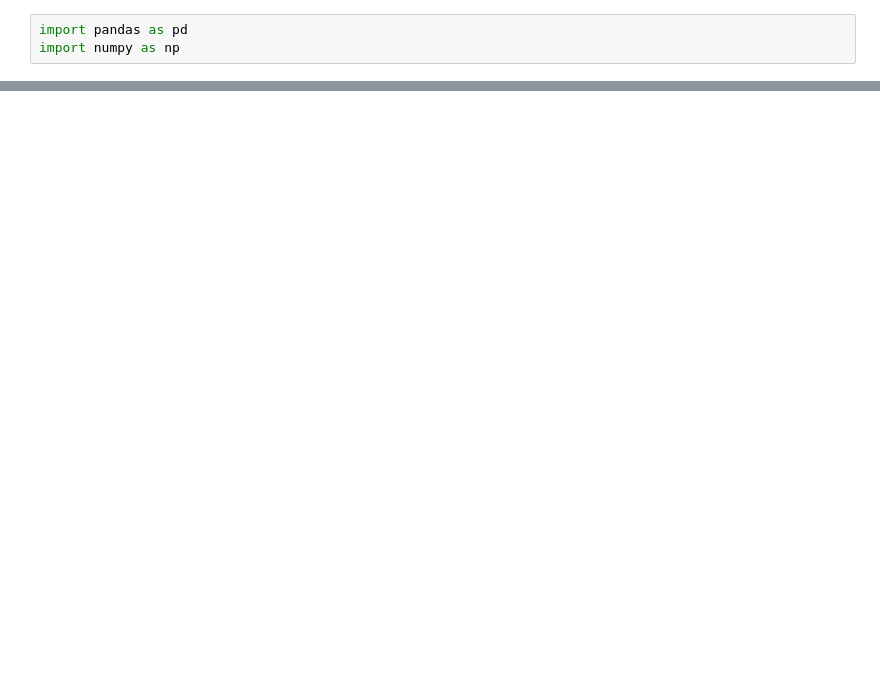
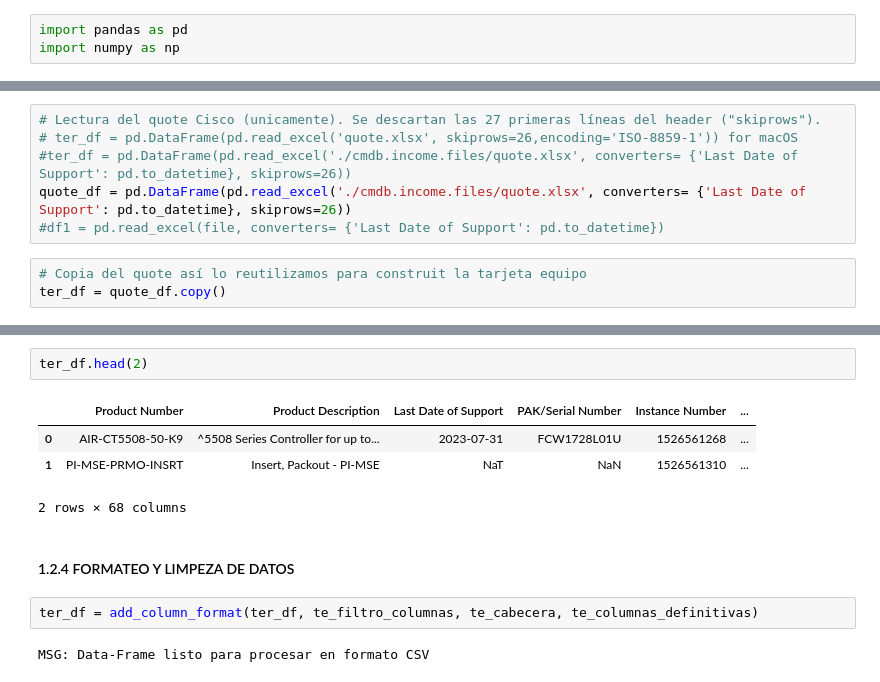
Before and after one commit to capereiro/bvs.cmdb_2g, a Jupyter notebook: bvs_cmdb_files_maker_v1.1.ipynb, the cells around one changed output, grey strips where cells are left out. Saved outputs shown, nothing was run; the diff lists cells and outputs as text; blank space fills up the shorter version.

```diff
--- a/bvs_cmdb_files_maker_v1.1.ipynb
+++ b/bvs_cmdb_files_maker_v1.1.ipynb
@@ -33,0 +105,9 @@ ccr_df.replace(np.nan, "", inplace=True)
+# %%
+# Lectura del quote Cisco (unicamente). Se descartan las 27 primeras líneas del header ("skiprows").
+# ter_df = pd.DataFrame(pd.read_excel('quote.xlsx', skiprows=26,encoding='ISO-8859-1')) for macOS
+#ter_df = pd.DataFrame(pd.read_excel('./cmdb.income.files/quote.xlsx', converters= {'Last Date of Support': pd.to_datetime}, skiprows=26))
+quote_df = pd.DataFrame(pd.read_excel('./cmdb.income.files/quote.xlsx', converters= {'Last Date of Support': pd.to_datetime}, skiprows=26))
+#df1 = pd.read_excel(file, converters= {'Last Date of Support': pd.to_datetime})
+# %%
+# Copia del quote así lo reutilizamos para construit la tarjeta equipo
+ter_df = quote_df.copy()
@@ -33,0 +140,13 @@ ccr_df.replace(np.nan, "", inplace=True)
+# %%
+ter_df.head(2)
+# %% [output]
+|  | Product Number | Product Description | Last Date of Support | PAK/Serial Number | Instance Number | ... |
+| 0 | AIR-CT5508-50-K9 | ^5508 Series Controller for up to... | 2023-07-31 | FCW1728L01U | 1526561268 | ... |
+| 1 | PI-MSE-PRMO-INSRT | Insert, Packout - PI-MSE | NaT | NaN | 1526561310 | ... |
+2 rows × 68 columns
+# %% [markdown]
+#### 1.2.4 FORMATEO Y LIMPEZA DE DATOS
+# %%
+ter_df = add_column_format(ter_df, te_filtro_columnas, te_cabecera, te_columnas_definitivas)
+# %% [output]
+MSG: Data-Frame listo para procesar en formato CSV
```
Also changed, not shown: parts of 86 cells of this notebook, 2 other files.
